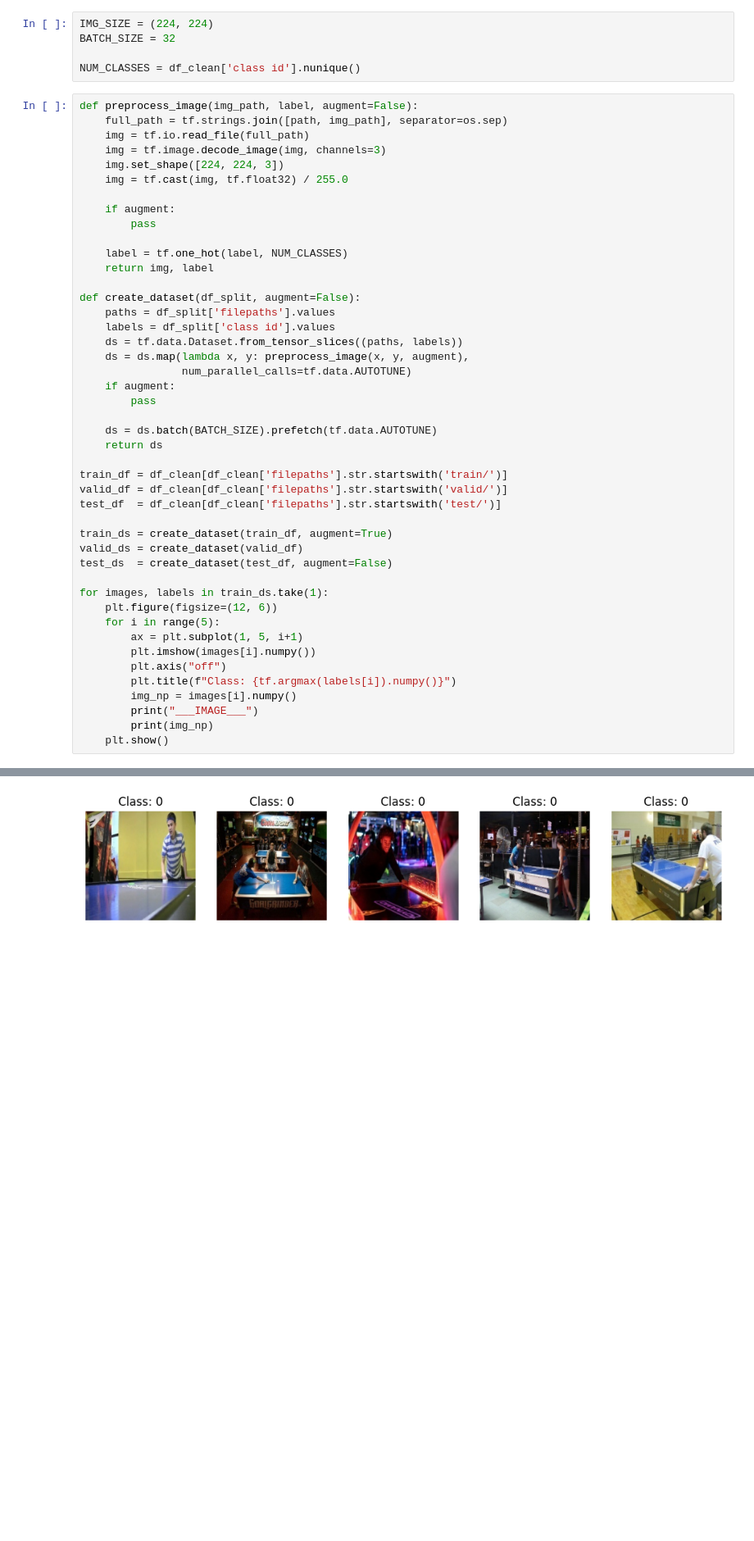
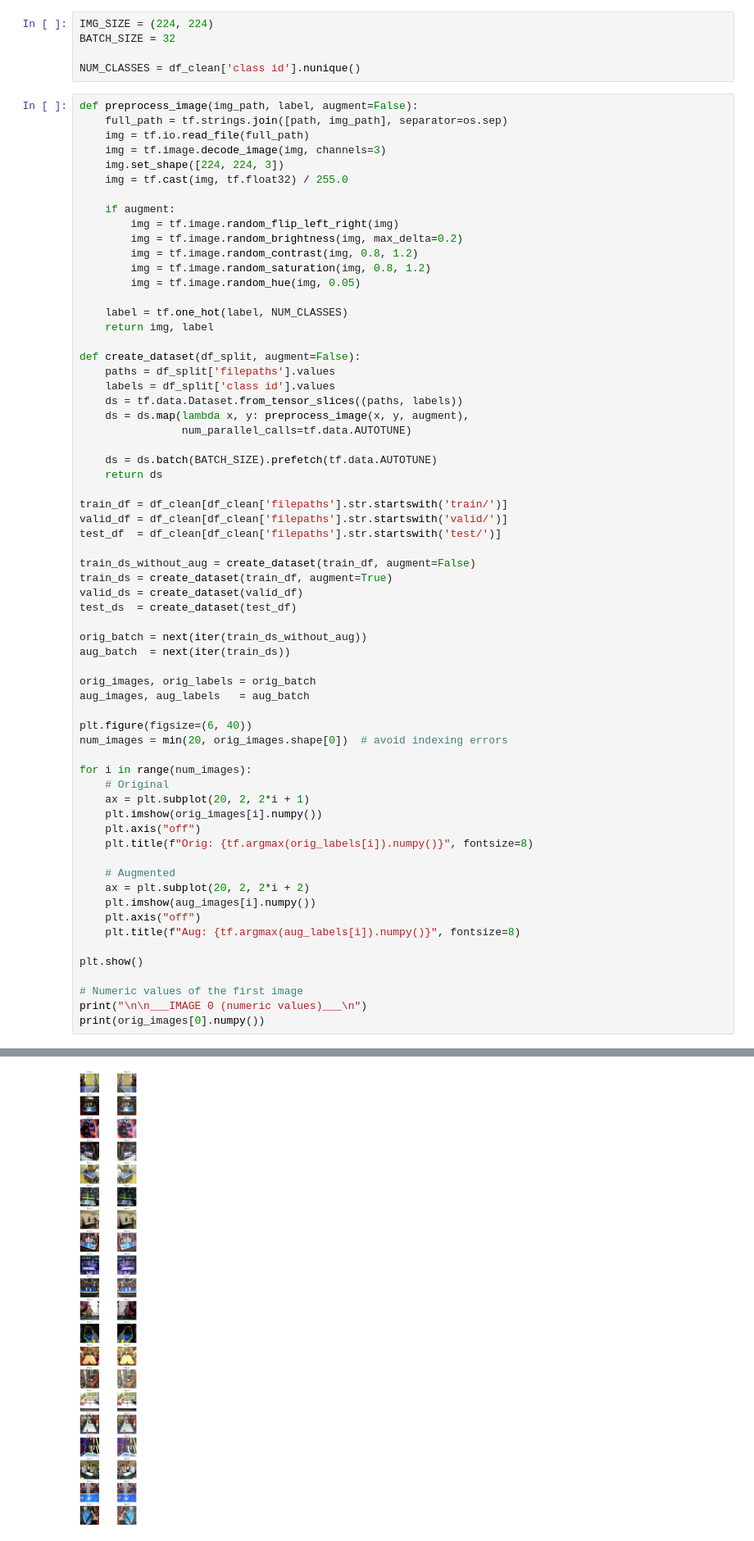
Before and after one commit to kurcinamarian/ZNEUS-2025-Sport-classification, a Jupyter notebook: notebooks/EDA.ipynb, the cells around one changed output, grey strips where cells are left out. Shown at 82% size. Saved outputs shown, nothing was run; the diff lists cells and outputs as text; blank space fills up the shorter version.

Commit message:
added augmentation

```diff
--- a/notebooks/EDA.ipynb
+++ b/notebooks/EDA.ipynb
@@ -188,7 +187,11 @@ def preprocess_image(img_path, label, augment=False):
     img = tf.cast(img, tf.float32) / 255.0
 
     if augment:
-        pass
+        img = tf.image.random_flip_left_right(img)
+        img = tf.image.random_brightness(img, max_delta=0.2)
+        img = tf.image.random_contrast(img, 0.8, 1.2)
+        img = tf.image.random_saturation(img, 0.8, 1.2)
+        img = tf.image.random_hue(img, 0.05)
 
     label = tf.one_hot(label, NUM_CLASSES)
     return img, label
@@ -199,8 +202,6 @@ def create_dataset(df_split, augment=False):
     ds = tf.data.Dataset.from_tensor_slices((paths, labels))
     ds = ds.map(lambda x, y: preprocess_image(x, y, augment),
                 num_parallel_calls=tf.data.AUTOTUNE)
-    if augment:
-        pass
 
     ds = ds.batch(BATCH_SIZE).prefetch(tf.data.AUTOTUNE)
     return ds
@@ -209,19 +210,36 @@ train_df = df_clean[df_clean['filepaths'].str.startswith('train/')]
 valid_df = df_clean[df_clean['filepaths'].str.startswith('valid/')]
 test_df  = df_clean[df_clean['filepaths'].str.startswith('test/')]
 
+train_ds_without_aug = create_dataset(train_df, augment=False)
 train_ds = create_dataset(train_df, augment=True)
 valid_ds = create_dataset(valid_df)
-test_ds  = create_dataset(test_df, augment=False)
+test_ds  = create_dataset(test_df)
 
-for images, labels in train_ds.take(1):
-    plt.figure(figsize=(12, 6))
-    for i in range(5):
-        ax = plt.subplot(1, 5, i+1)
-        plt.imshow(images[i].numpy())
-        plt.axis("off")
-        plt.title(f"Class: {tf.argmax(labels[i]).numpy()}")
-        img_np = images[i].numpy()
-        print("___IMAGE___")
-        print(img_np)
-    plt.show()
+orig_batch = next(iter(train_ds_without_aug))
+aug_batch  = next(iter(train_ds))
+
+orig_images, orig_labels = orig_batch
+aug_images, aug_labels   = aug_batch
+
+plt.figure(figsize=(6, 40))
+num_images = min(20, orig_images.shape[0])  # avoid indexing errors
+
+for i in range(num_images):
+    # Original
+    ax = plt.subplot(20, 2, 2*i + 1)
+    plt.imshow(orig_images[i].numpy())
+    plt.axis("off")
+    plt.title(f"Orig: {tf.argmax(orig_labels[i]).numpy()}", fontsize=8)
+
+    # Augmented
+    ax = plt.subplot(20, 2, 2*i + 2)
+    plt.imshow(aug_images[i].numpy())
+    plt.axis("off")
+    plt.title(f"Aug: {tf.argmax(aug_labels[i]).numpy()}", fontsize=8)
+
+plt.show()
+
+# Numeric values of the first image
+print("\n\n___IMAGE 0 (numeric values)___\n")
+print(orig_images[0].numpy())
 # %% [output]
@@ -245 +264 @@ ___IMAGE___
-[figure, old version]
+[figure, new version]
```
Also changed, not shown: parts of 3 cells of this notebook.
